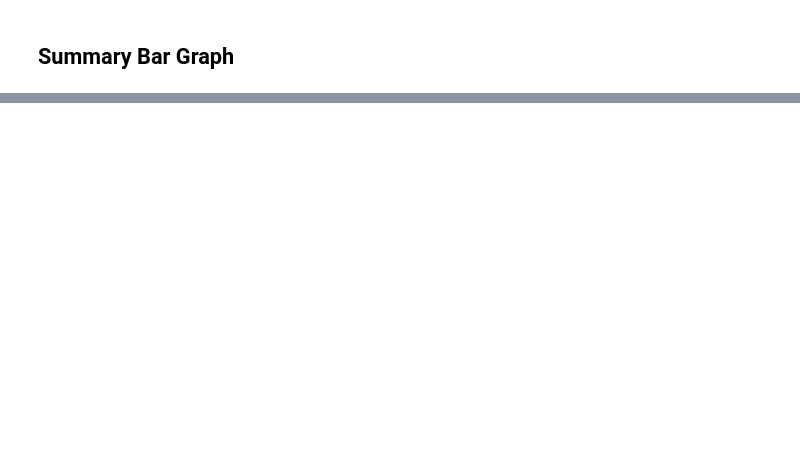
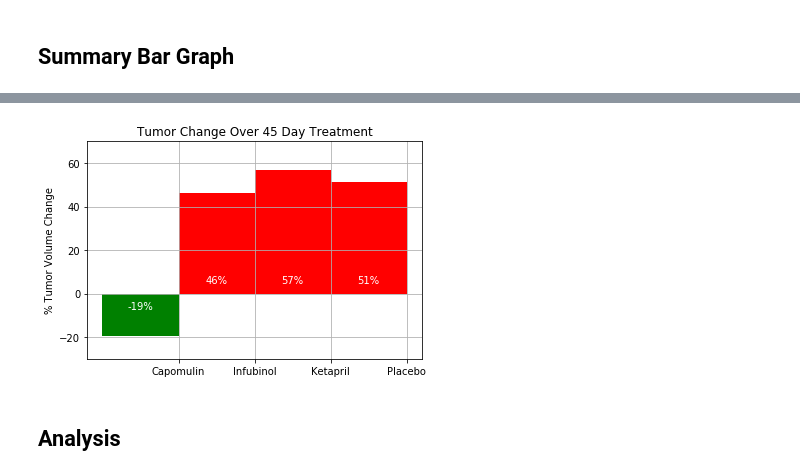
Before and after one commit to mavsanchez/matplotlib-challenge, a Jupyter notebook: Pymaceuticals/pymaceuticals_starter.ipynb, the cells around one changed output, grey strips where cells are left out. Drawn from its saved outputs; the diff is of its cells as text; code cells hidden in the pictures; blank space fills up the shorter version.

```diff
--- a/Pymaceuticals/pymaceuticals_starter.ipynb
+++ b/Pymaceuticals/pymaceuticals_starter.ipynb
@@ -244,5 +385,9 @@ plt.show()
 ## Summary Bar Graph
 # %%
 # Calculate the percent changes for each drug
+summary_bar = tumor_volume_data_df_pivot
+summary_bar = summary_bar.reset_index()
+summary_bar_series = ((summary_bar.iloc[-1,1:]-summary_bar.iloc[0,1:])/summary_bar.iloc[0,1:])*100
 
 # Display the data to confirm
+summary_bar_series
@@ -273,0 +414,56 @@ NameError: name 'fig' is not defined
+# %%
+# Store all Relevant Percent Changes into a Tuple
+drugs_of_interest = ['Capomulin', 'Infubinol', 'Ketapril', 'Placebo']
+percent_delta_total = tuple(summary_bar_series.loc[drugs_of_interest])
+
+# Splice the data between passing and failing drugs
+percent_delta_fail = tuple([x for x in percent_delta_total if x >= 0])
+percent_delta_pass = tuple([x for x in percent_delta_total if x < 0])
+
+# Orient widths. Add labels, tick marks, etc.
+ind = np.arange(len(percent_delta_total))
+width = 1
+
+#Start plotting
+fig, ax = plt.subplots()
+
+#Save to different rectangles depending on the values
+pass_bar = ax.bar(np.arange(len(percent_delta_pass)), percent_delta_pass, width, color='g')
+fail_bar = ax.bar(len(percent_delta_pass)+np.arange(len(percent_delta_fail)), percent_delta_fail, width, color='r')
+
+#Set labels
+ax.set_ylabel('% Tumor Volume Change')
+ax.set_title('Tumor Change Over 45 Day Treatment')
+ax.set_xticks(ind + width / 2)
+ax.set_xticklabels(drugs_of_interest)
+ax.set_ylim([-30,70])
+ax.grid()
+
+# Use functions to label the percentages of changes
+def autolabel(rects):
+    """
+    Attach a text label above each bar displaying its height
+    """
+    for rect in rects:
+        height = rect.get_height()
+        xloc = rect.get_x() + rect.get_width()/2.
+        if height > 0:
+            yloc = rect.get_y() + 6
+        else:
+            yloc = rect.get_y() - 6
+
+        ax.text(xloc, yloc, f'{int(height)}%', ha='center', va='center', color='white')
+
+# Call functions to implement the function calls
+autolabel(pass_bar)
+autolabel(fail_bar)
+
+# Save the Figure
+plt.savefig("analysis/4_tumor_change_bar.png")
+
+# Show the Figure
+fig.show()
+# %% [output]
+[figure, added]
+# %% [markdown]
+## Analysis
```
Also changed, not shown: parts of 24 cells of this notebook, 4 other files.
